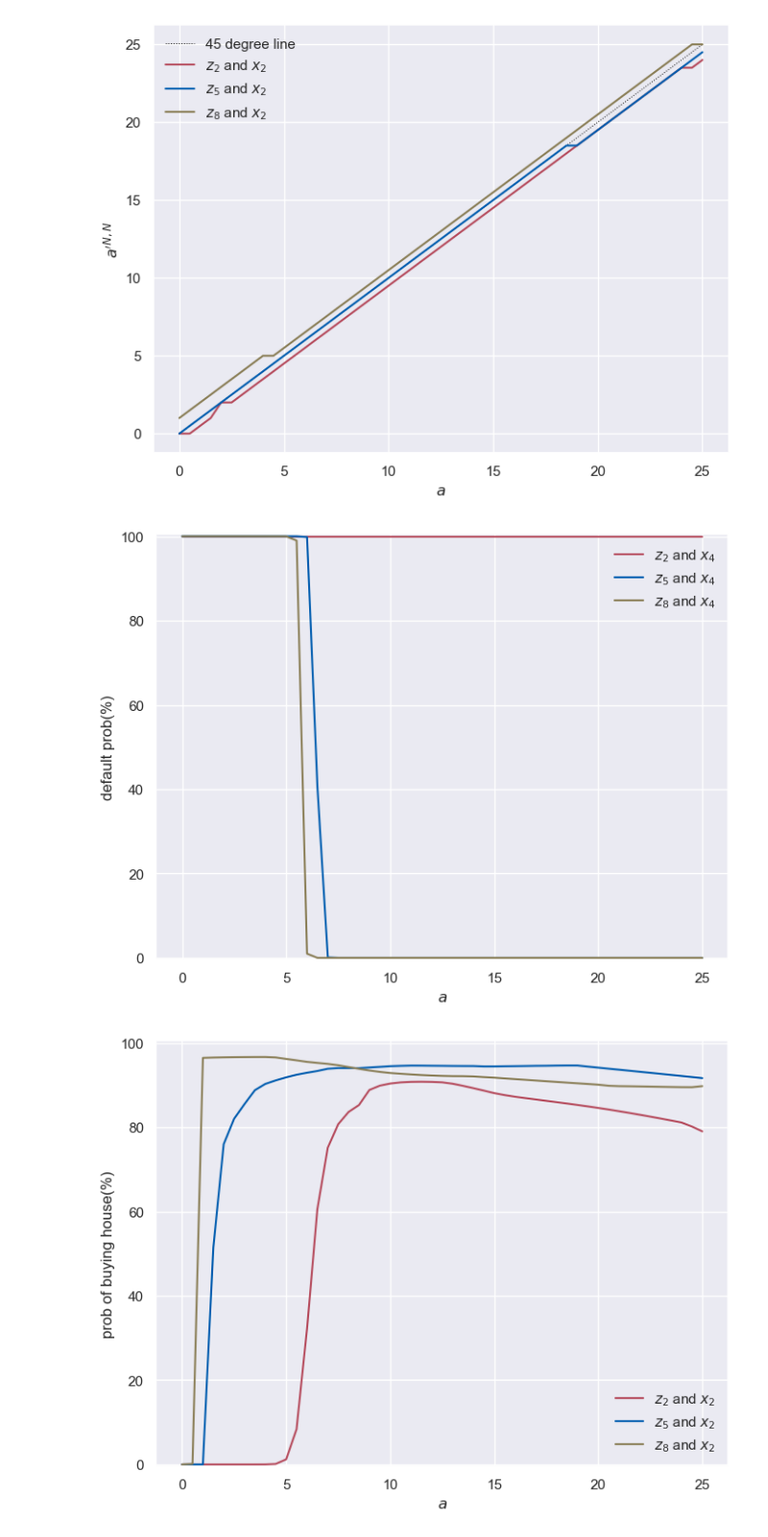
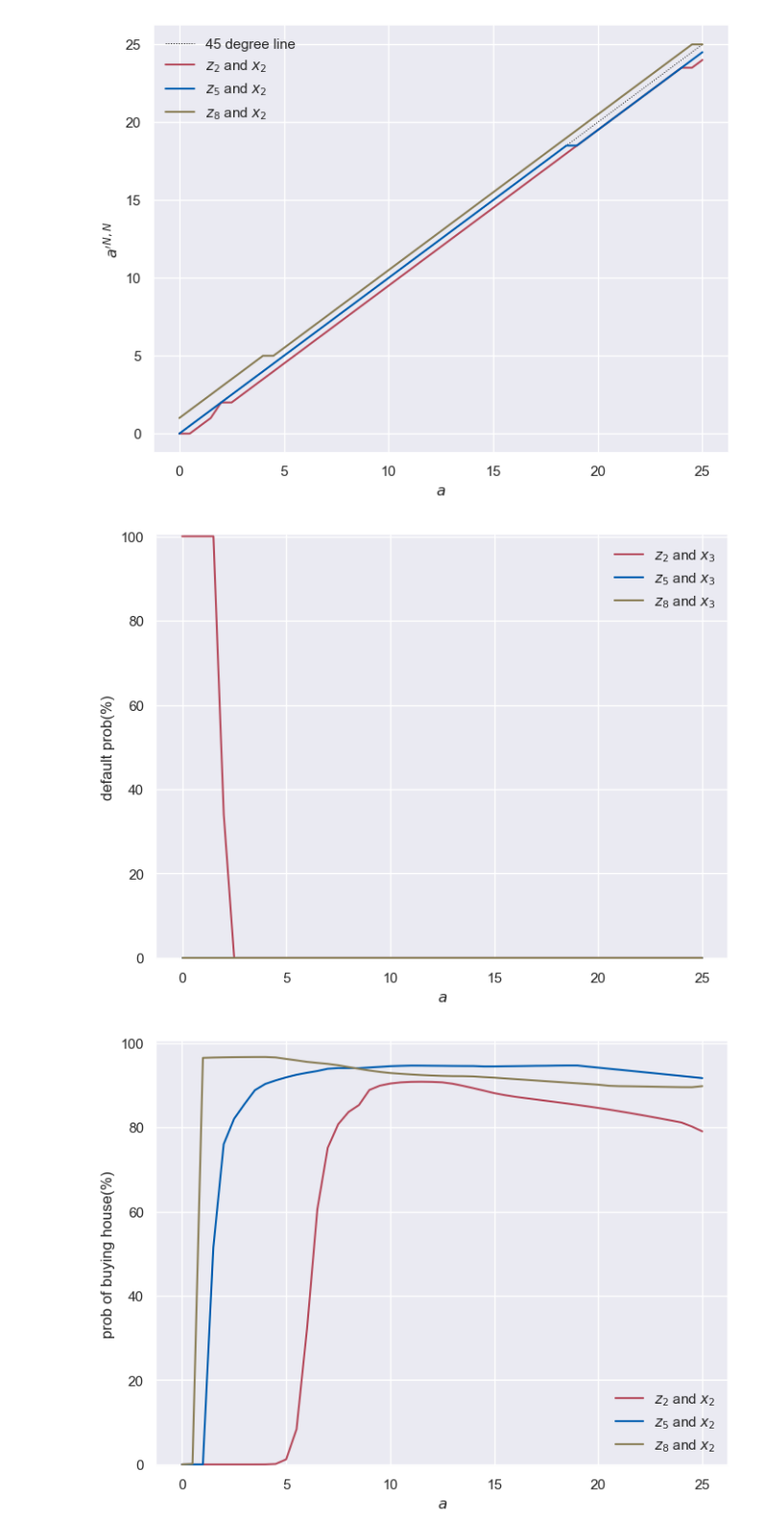
Before and after one commit to mtanaka25/WashU_Quant_Macro_project, a Jupyter notebook: main.ipynb, the cells around one changed output. Shown at 96% size. Drawn from its saved outputs; the diff is of its cells as text; code cells hidden in the pictures.

```diff
--- a/main.ipynb
+++ b/main.ipynb
@@ -79,7 +79,7 @@ print(x_grid)
 ARM_Economy = ARM_FixedHousePrice(z_grid = z_grid,
                                   x_grid = x_grid,
                                   trans_prob_z = trans_prob_z,
-                                  trans_prob_x = trans_prob_x)
+                                  trans_prob_x = trans_prob_x,)
 # %%
 # Run the value iteration (it may take a few mins depending on # of grid points)
 ARM_Economy.value_func_iter()
@@ -120,10 +120,10 @@ ARM_Economy.plot_saving_func(type_of_household = 'NN',
 # %%
 # Plot default probability with respect to a
 ARM_Economy.plot_default_prob(axis = 0,
-                              fixed_states =[(2, 4), (5, 4), (8, 4)],
+                              fixed_states =[(2, 3), (5, 3), (8, 3)],
                               fname ='ARM_prob_D_wrt_a.png')
 # %% [output]
-[figure, old version]
+[figure, new version]
 # %%
 # Plot probability of buying house with respect to a
 ARM_Economy.plot_purchase_prob(axis = 0,
```
Also changed, not shown: parts of 5 cells of this notebook, 10 other files.
